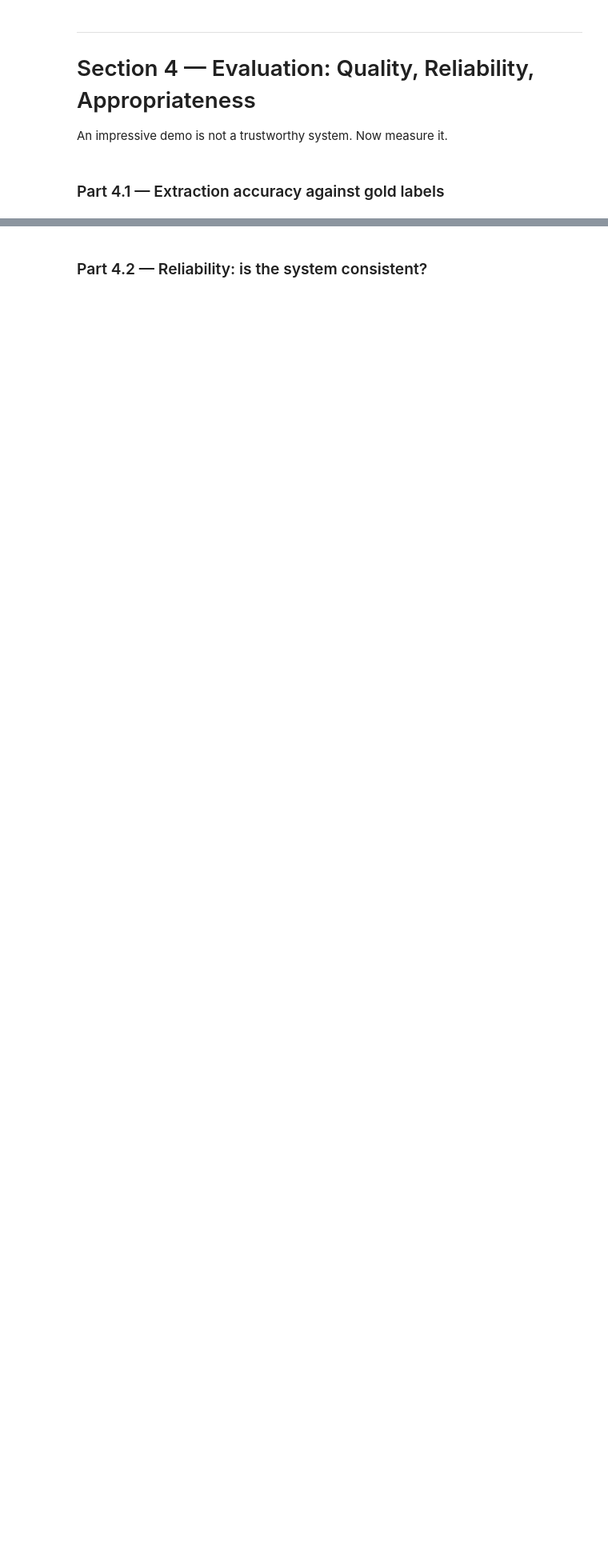
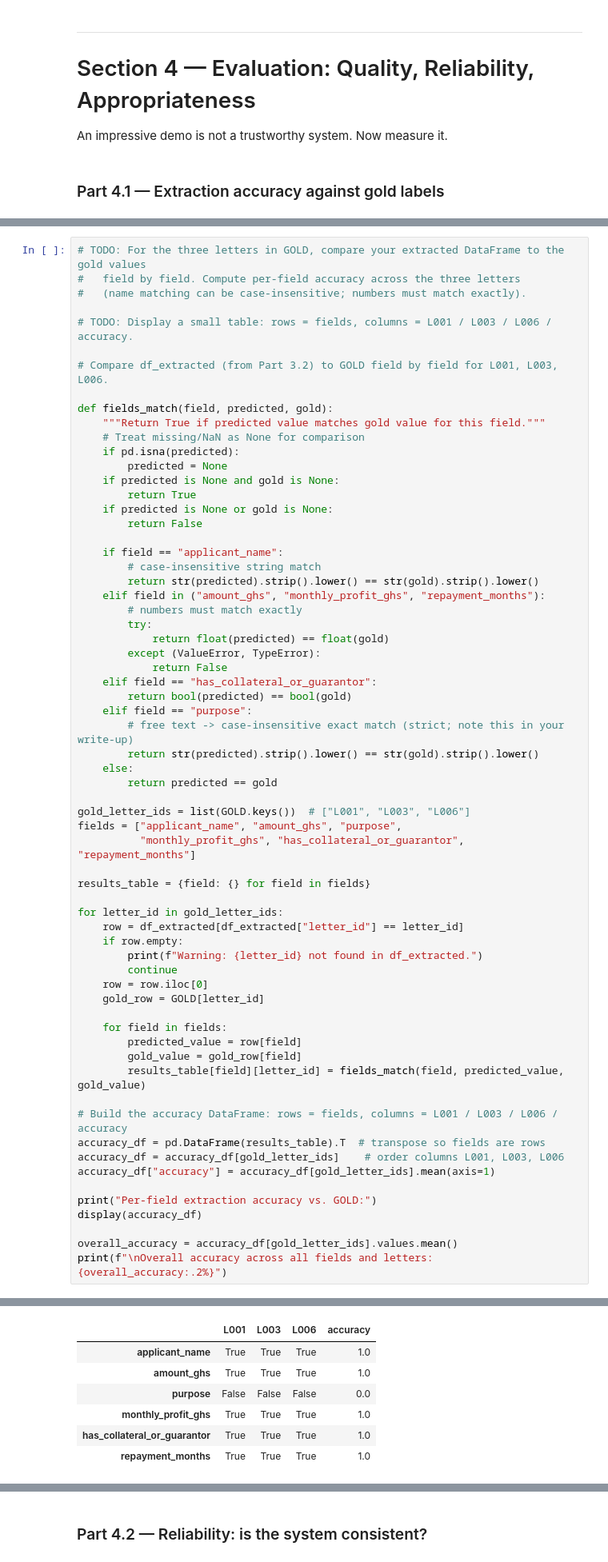
Before and after one commit to victoriabrowwn/lab-4-llm-decision-support, a Jupyter notebook: lab_4.ipynb, the cells around one changed output, grey strips where cells are left out. Shown at 80% size. Drawn from its saved outputs; the diff is of its cells as text; blank space fills up the shorter version.

```diff
--- a/lab_4.ipynb
+++ b/lab_4.ipynb
@@ -551,0 +567,66 @@ An impressive demo is not a trustworthy system. Now measure it.
+# %%
+# TODO: For the three letters in GOLD, compare your extracted DataFrame to the gold values
+#   field by field. Compute per-field accuracy across the three letters
+#   (name matching can be case-insensitive; numbers must match exactly).
+
+# TODO: Display a small table: rows = fields, columns = L001 / L003 / L006 / accuracy.
+
+# Compare df_extracted (from Part 3.2) to GOLD field by field for L001, L003, L006.
+
+def fields_match(field, predicted, gold):
+    """Return True if predicted value matches gold value for this field."""
+    # Treat missing/NaN as None for comparison
+    if pd.isna(predicted):
+        predicted = None
+    if predicted is None and gold is None:
+        return True
+    if predicted is None or gold is None:
+        return False
+
+    if field == "applicant_name":
+        # case-insensitive string match
+        return str(predicted).strip().lower() == str(gold).strip().lower()
+    elif field in ("amount_ghs", "monthly_profit_ghs", "repayment_months"):
+        # numbers must match exactly
+        try:
+            return float(predicted) == float(gold)
+        except (ValueError, TypeError):
+            return False
+    elif field == "has_collateral_or_guarantor":
+        return bool(predicted) == bool(gold)
+    elif field == "purpose":
+        # free text -> case-insensitive exact match (strict; note this in your write-up)
+        return str(predicted).strip().lower() == str(gold).strip().lower()
+    else:
+        return predicted == gold
+
+gold_letter_ids = list(GOLD.keys())  # ["L001", "L003", "L006"]
+fields = ["applicant_name", "amount_ghs", "purpose",
+          "monthly_profit_ghs", "has_collateral_or_guarantor", "repayment_months"]
+
+results_table = {field: {} for field in fields}
+
+for letter_id in gold_letter_ids:
+    row = df_extracted[df_extracted["letter_id"] == letter_id]
+    if row.empty:
+        print(f"Warning: {letter_id} not found in df_extracted.")
+        continue
+    row = row.iloc[0]
+    gold_row = GOLD[letter_id]
+
+    for field in fields:
+        predicted_value = row[field]
+        gold_value = gold_row[field]
+        results_table[field][letter_id] = fields_match(field, predicted_value, gold_value)
+
+# Build the accuracy DataFrame: rows = fields, columns = L001 / L003 / L006 / accuracy
+accuracy_df = pd.DataFrame(results_table).T  # transpose so fields are rows
+accuracy_df = accuracy_df[gold_letter_ids]    # order columns L001, L003, L006
+accuracy_df["accuracy"] = accuracy_df[gold_letter_ids].mean(axis=1)
+
+print("Per-field extraction accuracy vs. GOLD:")
+display(accuracy_df)
+
+overall_accuracy = accuracy_df[gold_letter_ids].values.mean()
+print(f"\nOverall accuracy across all fields and letters: {overall_accuracy:.2%}")
+# %% [output]
@@ -551,0 +634,7 @@ An impressive demo is not a trustworthy system. Now measure it.
+|  | L001 | L003 | L006 | accuracy |
+| applicant_name | True | True | True | 1.0 |
+| amount_ghs | True | True | True | 1.0 |
+| purpose | False | False | False | 0.0 |
+| monthly_profit_ghs | True | True | True | 1.0 |
+| has_collateral_or_guarantor | True | True | True | 1.0 |
+| repayment_months | True | True | True | 1.0 |
```
Also changed, not shown: parts of 21 cells of this notebook.
